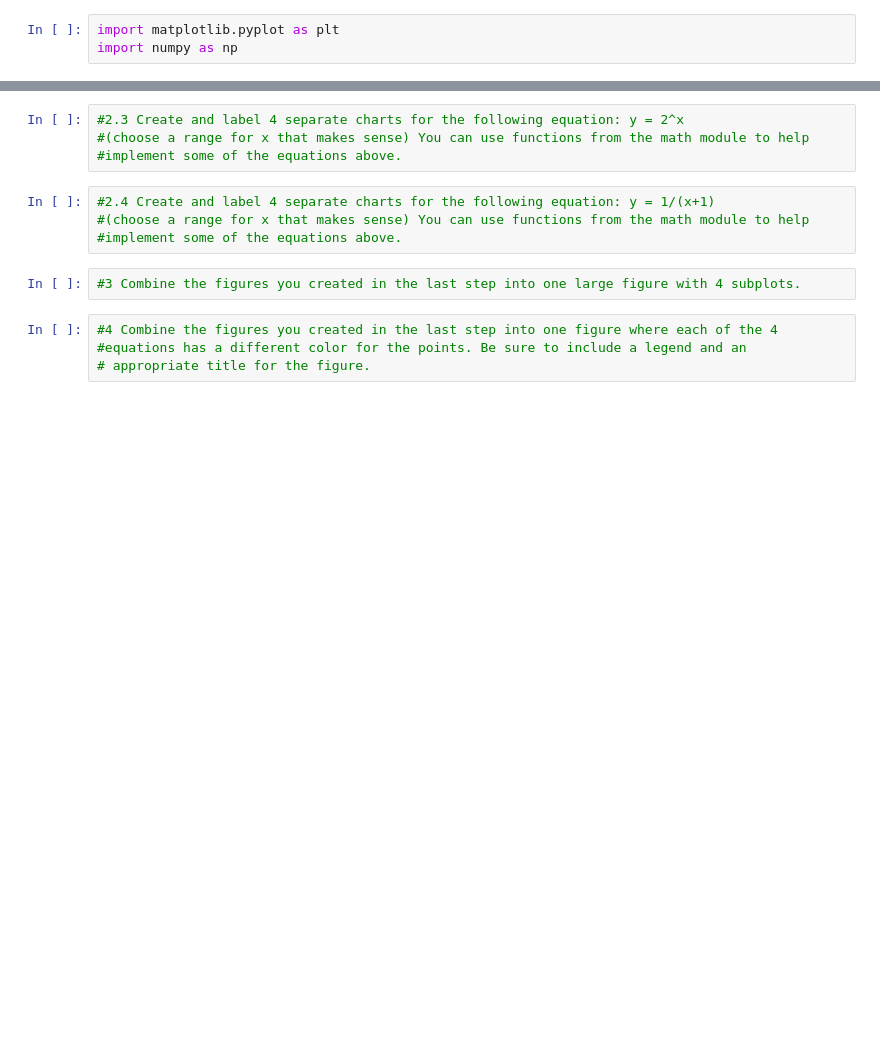
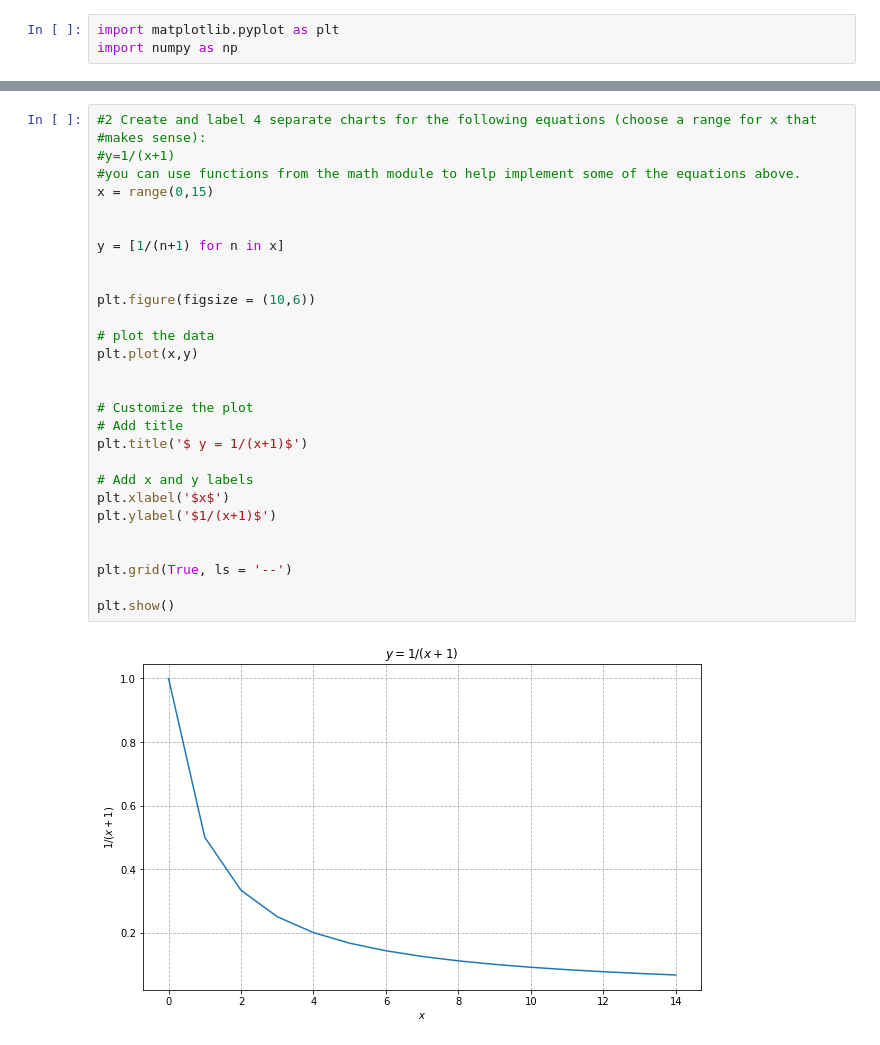
Before and after one commit to CaitlynCarney/git_practice, a Jupyter notebook: numpy-pandas-visualization-exercises/matplotlib_exercises.ipynb, the cells around one changed output, grey strips where cells are left out. Cells and saved outputs as stored; diff of their text form; blank space fills up the shorter version.

```diff
--- a/numpy-pandas-visualization-exercises/matplotlib_exercises.ipynb
+++ b/numpy-pandas-visualization-exercises/matplotlib_exercises.ipynb
@@ -51,14 +97,31 @@ TypeError: must be real number, not range
 # %%
-#2.3 Create and label 4 separate charts for the following equation: y = 2^x
-#(choose a range for x that makes sense) You can use functions from the math module to help
-#implement some of the equations above.
+#2 Create and label 4 separate charts for the following equations (choose a range for x that
+#makes sense):
+#y=1/(x+1)
+#you can use functions from the math module to help implement some of the equations above.
+x = range(0,15)
+
+
+y = [1/(n+1) for n in x]
+
+
+plt.figure(figsize = (10,6))
+
+# plot the data
+plt.plot(x,y)
+
+
+# Customize the plot
+# Add title
+plt.title('$ y = 1/(x+1)$')
+
+# Add x and y labels
+plt.xlabel('$x$')
+plt.ylabel('$1/(x+1)$')
+
+
+plt.grid(True, ls = '--')
+
+plt.show()
+# %% [output]
+[figure, added]
-# %%
-#2.4 Create and label 4 separate charts for the following equation: y = 1/(x+1)
-#(choose a range for x that makes sense) You can use functions from the math module to help
-#implement some of the equations above.
-# %%
-#3 Combine the figures you created in the last step into one large figure with 4 subplots.
-# %%
-#4 Combine the figures you created in the last step into one figure where each of the 4
-#equations has a different color for the points. Be sure to include a legend and an
-# appropriate title for the figure.
```
Also changed, not shown: parts of 8 cells of this notebook.
